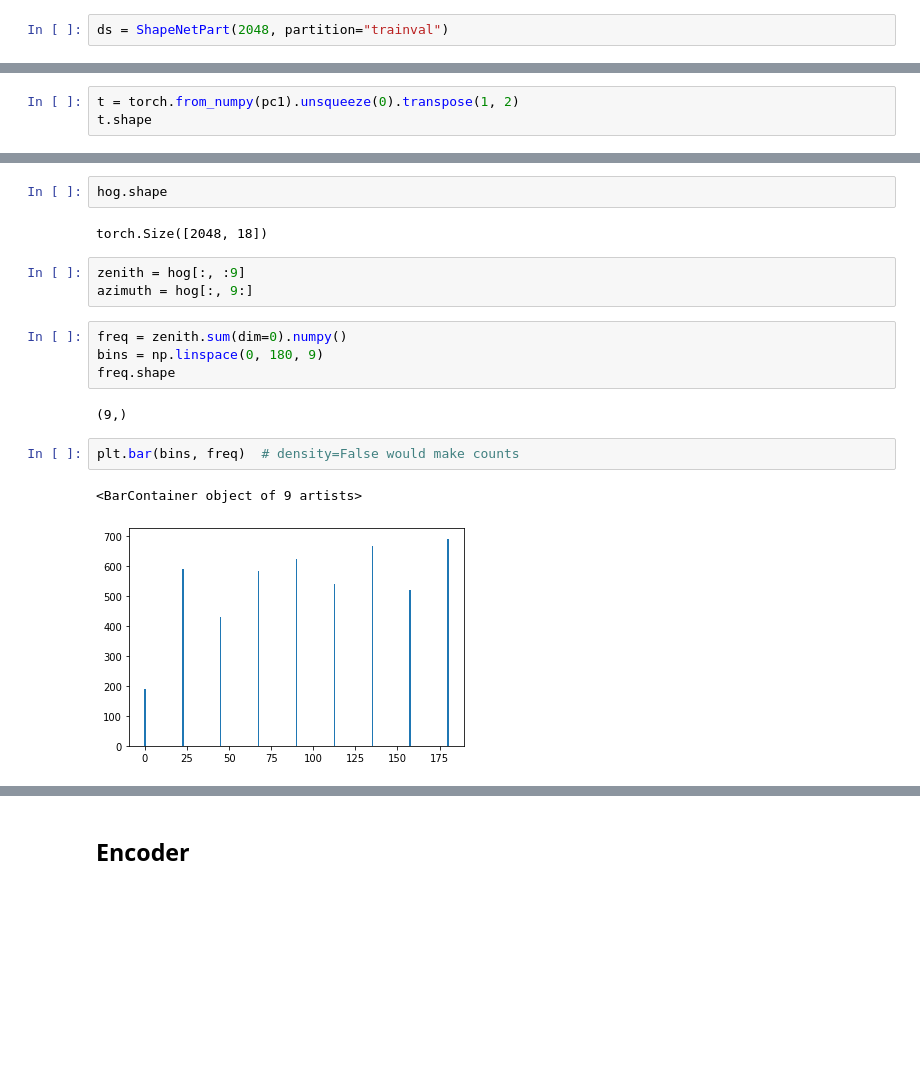
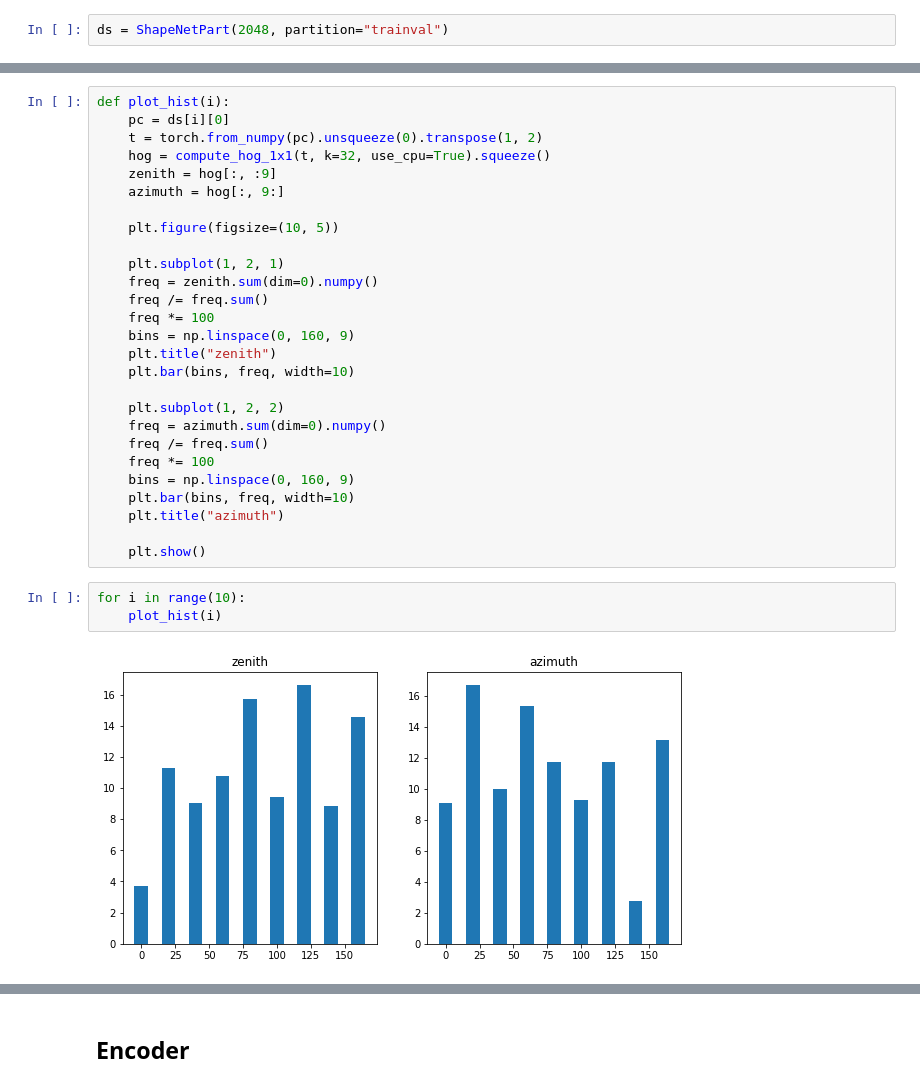
Before and after one commit to QasimKhan5x/dgcnn.pytorch, a Jupyter notebook: test.ipynb, the cells around one changed output, grey strips where cells are left out. Saved outputs shown, nothing was run; the diff lists cells and outputs as text; blank space fills up the shorter version.

```diff
--- a/test.ipynb
+++ b/test.ipynb
@@ -366,3 +360,0 @@ pc1.shape
-# %%
-t = torch.from_numpy(pc1).unsqueeze(0).transpose(1, 2)
-t.shape
@@ -373,18 +361,32 @@ hog = compute_hog_1x1(t, k=32, use_cpu=True).squeeze()
-# %%
-hog.shape
-# %% [output]
-torch.Size([2048, 18])
-# %%
-zenith = hog[:, :9]
-azimuth = hog[:, 9:]
-# %%
-freq = zenith.sum(dim=0).numpy()
-bins = np.linspace(0, 180, 9)
-freq.shape
-# %% [output]
-(9,)
-# %%
-plt.bar(bins, freq)  # density=False would make counts
-# %% [output]
-<BarContainer object of 9 artists>
-[figure, removed]
+# %%
+def plot_hist(i):
+    pc = ds[i][0]
+    t = torch.from_numpy(pc).unsqueeze(0).transpose(1, 2)
+    hog = compute_hog_1x1(t, k=32, use_cpu=True).squeeze()
+    zenith = hog[:, :9]
+    azimuth = hog[:, 9:]
+
+    plt.figure(figsize=(10, 5))
+
+    plt.subplot(1, 2, 1)
+    freq = zenith.sum(dim=0).numpy()
+    freq /= freq.sum()
+    freq *= 100
+    bins = np.linspace(0, 160, 9)
+    plt.title("zenith")
+    plt.bar(bins, freq, width=10)
+
+    plt.subplot(1, 2, 2)
+    freq = azimuth.sum(dim=0).numpy()
+    freq /= freq.sum()
+    freq *= 100
+    bins = np.linspace(0, 160, 9)
+    plt.bar(bins, freq, width=10)
+    plt.title("azimuth")
+
+    plt.show()
+# %%
+for i in range(10):
+    plot_hist(i)
+# %% [output]
+[figure, added]
```
Also changed, not shown: parts of 6 cells of this notebook, 10 other files.
